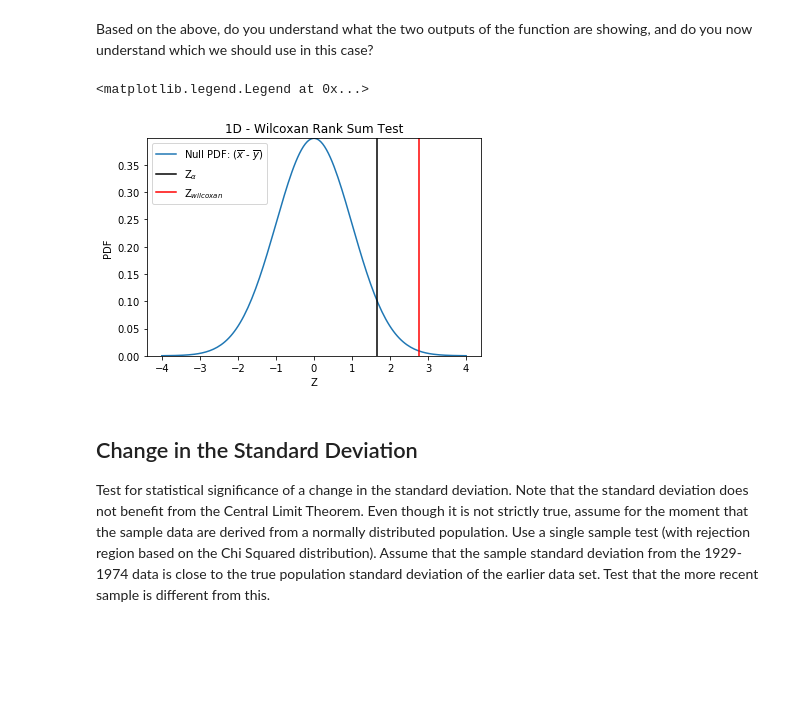
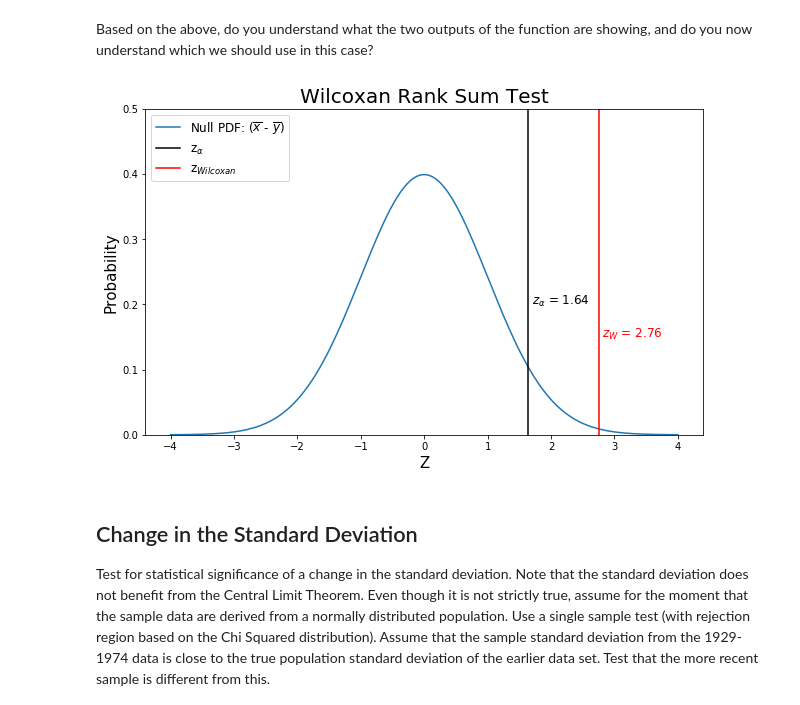
Before and after one commit to Mountain-Hydrology-Research-Group/data-analysis, a Jupyter notebook: modules/lab2/lab2-3.ipynb, the cells around one changed output. Saved outputs shown, nothing was run; the diff lists cells and outputs as text; code cells hidden in the pictures; blank space fills up the shorter version.

```diff
--- a/modules/lab2/lab2-3.ipynb
+++ b/modules/lab2/lab2-3.ipynb
@@ -192,23 +191,33 @@ Two-sided P value: 0.0059
 # %% [markdown]
 Based on the above, do you understand what the two outputs of the function are showing, and do you now understand which we should use in this case?
 # %%
-# Plot
+# Make a plot
+plt.figure(figsize=(10,6))
 
-plt.figure(1)
-
+# Create values for z
 z = np.linspace(-4, 4, num=160)
 
-plt.plot(z, st.norm.pdf(z), label='Null PDF: ($\overline{x}$ - $\overline{y}$)')
-plt.axvline(z_alpha, color='black', label=r'Z$_\alpha$')
-plt.axvline(z_wilcoxan, color='red', label=r'Z$_{wilcoxan}$')
-plt.title('1D - Wilcoxan Rank Sum Test')
-plt.xlabel('Z')
-plt.ylabel('PDF')
-plt.ylim(0, max(st.norm.pdf(z)))
-plt.legend(loc='best')
+# Plot the Null PDF
+plt.plot(z, stats.norm.pdf(z), label='Null PDF: ($\overline{x}$ - $\overline{y}$)')
+
+# Plot where z_alpha is
+plt.axvline(z_alpha, color='black', label=r'z$_\alpha$')
+# Add label here with alpha value
+plt.text(z_alpha+0.05, 0.2, r'$z_{\alpha}$ = ' + str(round(z_alpha,2)),fontsize=12, color='k')
+
+# Plot where z_test (from the Wilcoxan test)
+plt.axvline(z_wilcoxan, color='red', label=r'z$_{Wilcoxan}$')
+# Add label here with alpha value
+plt.text(z_wilcoxan+0.05, 0.15, r'$z_{W}$ = ' + str(round(z_wilcoxan,2)),fontsize=12, color='r')
+
+# Add title, legend, and labels
+plt.title('Wilcoxan Rank Sum Test',fontsize=20)
+plt.xlabel('Z', fontsize=15)
+plt.ylabel('Probability',fontsize=15)
+plt.ylim(0, 0.5)
+plt.legend(loc='upper left',fontsize=12);
 # %% [output]
-<matplotlib.legend.Legend at 0x...>
-[figure, old version]
+[figure, new version]
 # %% [markdown]
 ## Change in the Standard Deviation
 Test for statistical significance of a change in the standard deviation.
```
Also changed, not shown: parts of 3 cells of this notebook, 2 other files.
